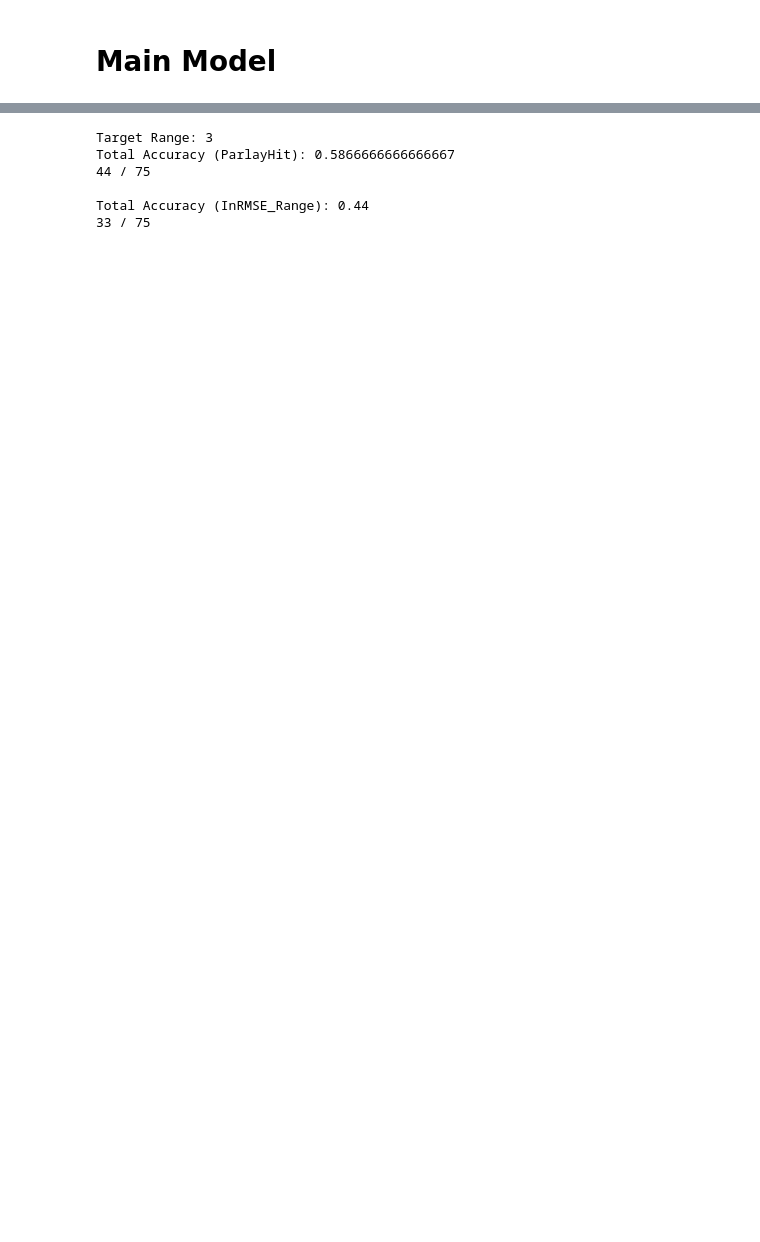
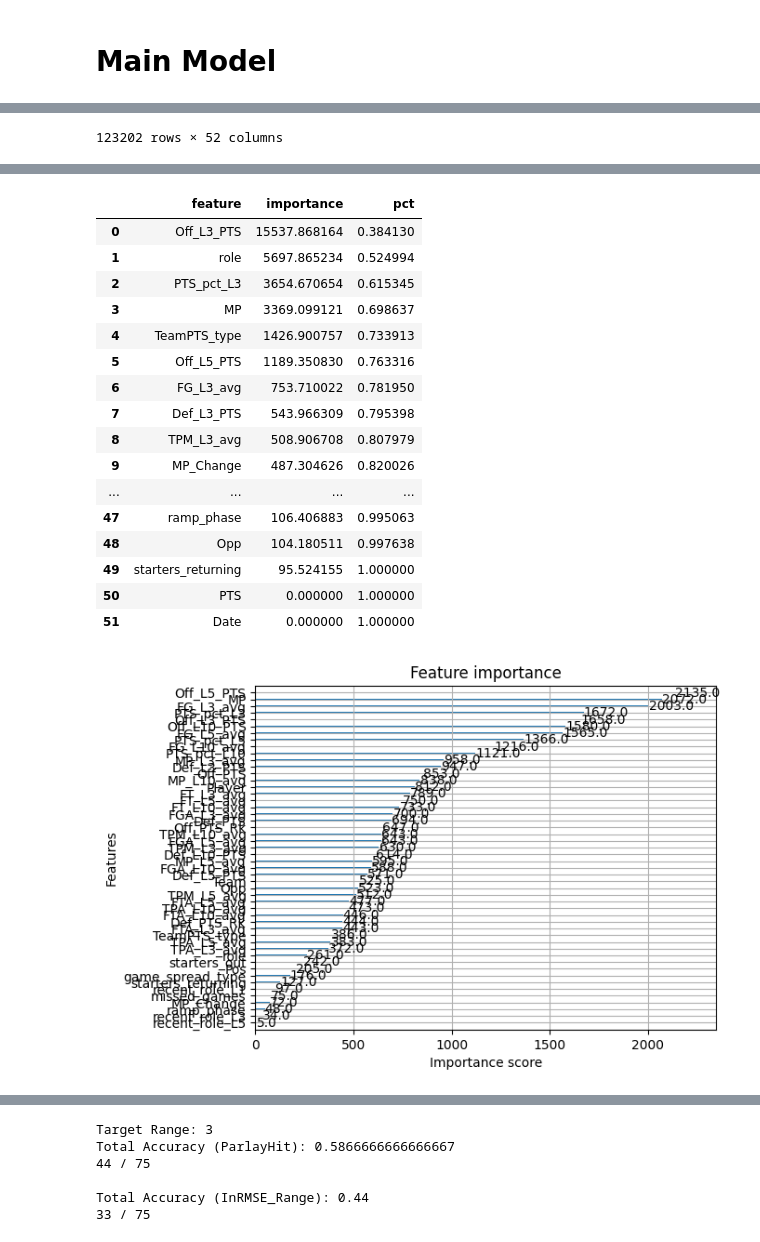
Before and after one commit to Relenes510/fantasy_basketball, a Jupyter notebook: notebooks/create_ML_Regression_model.ipynb, the cells around one changed output, grey strips where cells are left out. Cells and saved outputs as stored; diff of their text form; code cells hidden in the pictures; blank space fills up the shorter version.

```diff
--- a/notebooks/create_ML_Regression_model.ipynb
+++ b/notebooks/create_ML_Regression_model.ipynb
@@ -917,0 +881,20 @@ R²: 0.8775530062184578
+# %%
+df_main = df.copy()
+df_main = setup_df_main(df_main, tgt_stat)
+display(df_main)
+
+n = len(df_main)
+train_end = int(0.65 * n)
+val_end   = int(0.85 * n)
+main_train_df = df_main.iloc[:train_end]
+main_val_df   = df_main.iloc[train_end:val_end]
+main_test_df  = df_main.iloc[val_end:]
+main_DFS = (main_train_df, main_val_df, main_test_df)
+
+# stat_model = create_baseline_model(df_main, tgt_stat, main_DFS)
+stat_model, stat_preds, y_test_stat, analyze_df_stat = hyperparam_tuning(main_DFS, tgt_stat, n_iter=10)
+feature_importance(stat_model, df_main.columns.tolist())
+
+# stat_model.save_model(f"../ML_models/{tgt_stat}_model.json")
+# print(f'Saved {tgt_stat} model!')
+# %% [output]
@@ -917,0 +913 @@ R²: 0.8775530062184578
+123202 rows × 52 columns
@@ -918,3 +931,21 @@ R²: 0.8775530062184578
+|  | feature | importance | pct |
+| 0 | Off_L3_PTS | 15537.868164 | 0.384130 |
+| 1 | role | 5697.865234 | 0.524994 |
+| 2 | PTS_pct_L3 | 3654.670654 | 0.615345 |
+| 3 | MP | 3369.099121 | 0.698637 |
+| 4 | TeamPTS_type | 1426.900757 | 0.733913 |
+| 5 | Off_L5_PTS | 1189.350830 | 0.763316 |
+| 6 | FG_L3_avg | 753.710022 | 0.781950 |
+| 7 | Def_L3_PTS | 543.966309 | 0.795398 |
+| 8 | TPM_L3_avg | 508.906708 | 0.807979 |
+| 9 | MP_Change | 487.304626 | 0.820026 |
+| ... | ... | ... | ... |
+| 47 | ramp_phase | 106.406883 | 0.995063 |
+| 48 | Opp | 104.180511 | 0.997638 |
+| 49 | starters_returning | 95.524155 | 1.000000 |
+| 50 | PTS | 0.000000 | 1.000000 |
+| 51 | Date | 0.000000 | 1.000000 |
+[figure, added]
 # %%
 analyze_df_stat = main_test_df.drop([tgt_stat, f'{tgt_stat}_preds'], axis=1)\
                 .merge(analyze_df_stat[['Date', 'Team', 'Player', tgt_stat, f'{tgt_stat}_preds']], on=['Date', 'Team', 'Player'])
```
Also changed, not shown: parts of 4 cells of this notebook, 1 other file.
